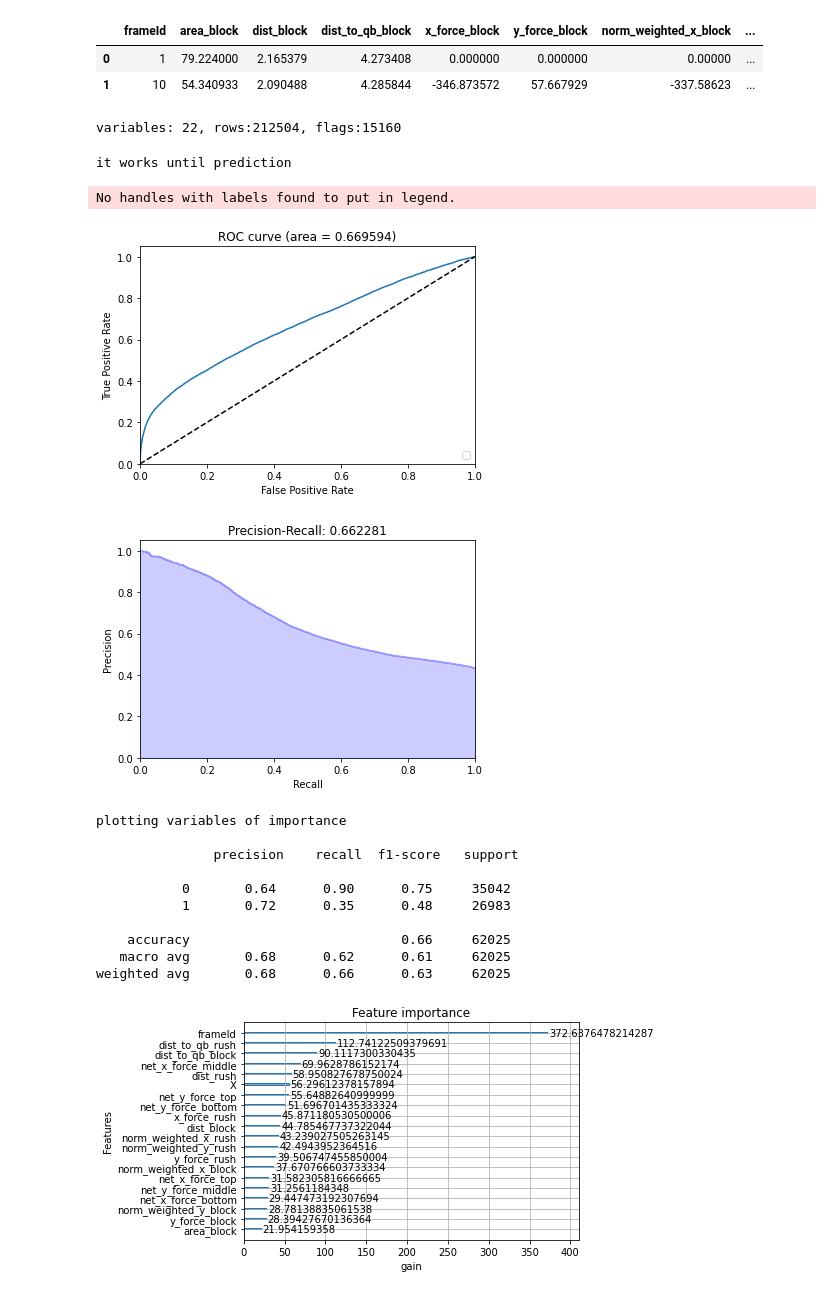
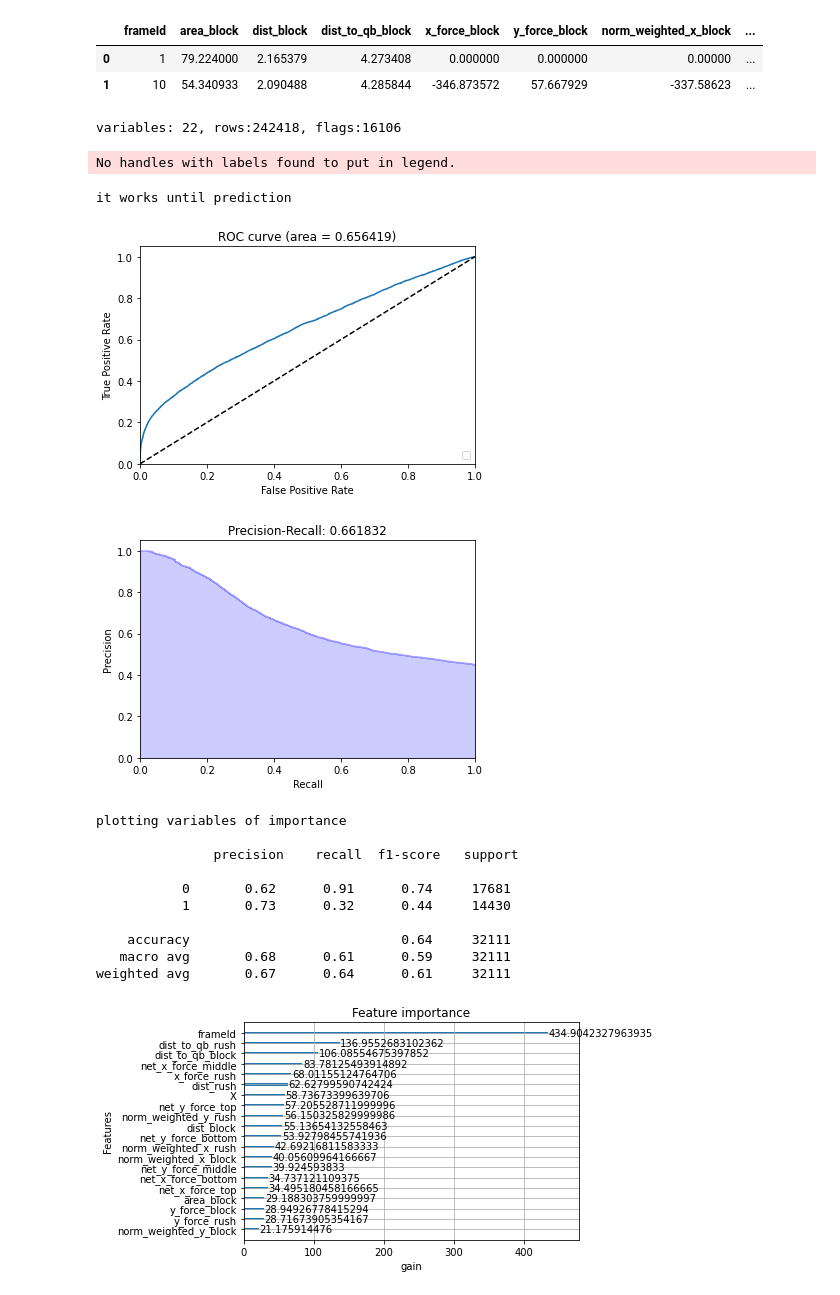
Before and after one commit to hlian188/NFLBigDataBowl, a Jupyter notebook: xgboost baseline for hit, hurry,sack (with some feature engineering experiment and grid search).ipynb, the cells around one changed output. Saved outputs shown, nothing was run; the diff lists cells and outputs as text; code cells hidden in the pictures.

```diff
--- a/xgboost baseline for hit, hurry,sack (with some feature engineering experiment and grid search).ipynb
+++ b/xgboost baseline for hit, hurry,sack (with some feature engineering experiment and grid search).ipynb
@@ -470,9 +478,11 @@ new_df6=pd.read_csv("/Users/joonghochoi/Desktop/NFLBigDataBowl/NFL/features_all_
 new_df7=pd.read_csv("/Users/joonghochoi/Desktop/NFLBigDataBowl/NFL/features_all_7.csv")
 new_df8=pd.read_csv("/Users/joonghochoi/Desktop/NFLBigDataBowl/NFL/features_all_8.csv")
 
-week1_6train = pd.concat([new_df, new_df2,new_df3,new_df4,new_df5,new_df6], axis=0)
-print(len(week1_6train))
-week7_8test=pd.concat([new_df7,new_df8], axis=0)
+# week1_6train = pd.concat([new_df, new_df2,new_df3,new_df4,new_df5,new_df6], axis=0)
+# week7_8test=pd.concat([new_df7,new_df8], axis=0)
+
+week1_7train = pd.concat([new_df, new_df2,new_df3,new_df4,new_df5,new_df6,new_df7], axis=0)
+week8test=new_df8
 # %% [output]
 36617
 34445
@@ -480,4 +489,4 @@ week7_8test=pd.concat([new_df7,new_df8], axis=0)
 # %%
-week1_6train=week1_6train.drop(columns=['Unnamed: 0','playId','gameId','hit','hurry','sack'])
-week7_8test=week7_8test.drop(columns=['Unnamed: 0','playId','gameId','hit','hurry','sack'])
+week1_7train=week1_7train.drop(columns=['Unnamed: 0','playId','gameId','hit','hurry','sack'])
+week8test=week8test.drop(columns=['Unnamed: 0','playId','gameId','hit','hurry','sack'])
 # %%
@@ -487,7 +496,7 @@ week1_6train.head(2)
 | 0 | 1 | 79.224000 | 2.165379 | 4.273408 | 0.000000 | 0.000000 | 0.00000 | ... |
 | 1 | 10 | 54.340933 | 2.090488 | 4.285844 | -346.873572 | 57.667929 | -337.58623 | ... |
 # %%
-
+#for model trained on multiple weeks
 def run_xgboost_and_calculate_auc2(df,
                                   target='target',
                                   drop='variable_to_find_and_exclude',
@@ -508,17 +517,21 @@ def run_xgboost_and_calculate_auc2(df,
     Generic function to run xgboost to test the added changes and plot roc, learning and others and save the model.
     '''
     # features
-    X = week1_6train.drop(target, axis=1)
+    #X = week1_6train.drop(target, axis=1)
+    X = week1_7train.drop(target, axis=1)
     X = pd.get_dummies(X)
 
     # targets
-    Y = week1_6train[target]
+    #Y = week1_6train[target]
+    Y = week1_7train[target]
 
     X_train=X
     Y_train=Y
 
-    X_test=week7_8test[week7_8test.columns[~week7_8test.columns.isin(['bad_thing'])]]
-    Y_test=week7_8test[week7_8test.columns[week7_8test.columns.isin(['bad_thing'])]]
+#     X_test=week7_8test[week7_8test.columns[~week7_8test.columns.isin(['bad_thing'])]]
+#     Y_test=week7_8test[week7_8test.columns[week7_8test.columns.isin(['bad_thing'])]]
+    X_test=week8test[week8test.columns[~week8test.columns.isin(['bad_thing'])]]
+    Y_test=week8test[week8test.columns[week8test.columns.isin(['bad_thing'])]]
 
 
 
@@ -579,25 +592,25 @@ def run_xgboost_and_calculate_auc2(df,
     print('\n', classification_report(y_true, y_scores.round()))
 
     if ensembler:
-        return Y_test,Y_pred, y_scores
+        return clf,X_train,Y_test,Y_pred, y_scores
 
     print('-------------END EXECUTION-------------')
 # %%
-Y_test, Y_pred,y_scores = run_xgboost_and_calculate_auc2(new_df1,target='bad_thing',plot_all=True,ensembler=True)
+model,X_train,Y_test, Y_pred,y_scores = run_xgboost_and_calculate_auc2(new_df1,target='bad_thing',plot_all=True,ensembler=True)
 # %% [output]
-variables: 22, rows:212504, flags:15160
+variables: 22, rows:242418, flags:16106
-it works until prediction
+No handles with labels found to put in legend.
-No handles with labels found to put in legend.
+it works until prediction
-[figure, old version]
+[figure, new version]
-[figure, old version]
+[figure, new version]
 plotting variables of importance
 
                precision    recall  f1-score   support
 
-           0       0.64      0.90      0.75     35042
-           1       0.72      0.35      0.48     26983
+           0       0.62      0.91      0.74     17681
+           1       0.73      0.32      0.44     14430
 
-    accuracy                           0.66     62025
-   macro avg       0.68      0.62      0.61     62025
-weighted avg       0.68      0.66      0.63     62025
+    accuracy                           0.64     32111
+   macro avg       0.68      0.61      0.59     32111
+weighted avg       0.67      0.64      0.61     32111
-[figure, old version]
+[figure, new version]
```
Also changed, not shown: parts of 9 cells of this notebook, 1 other file.
